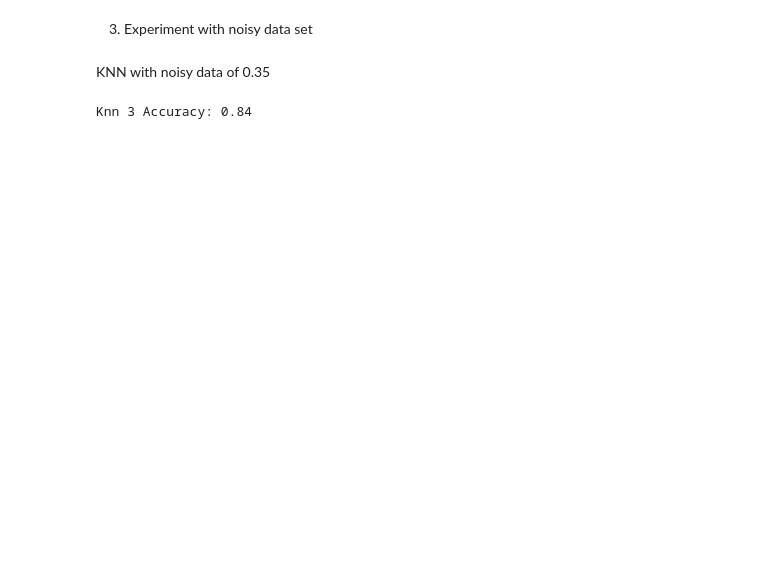
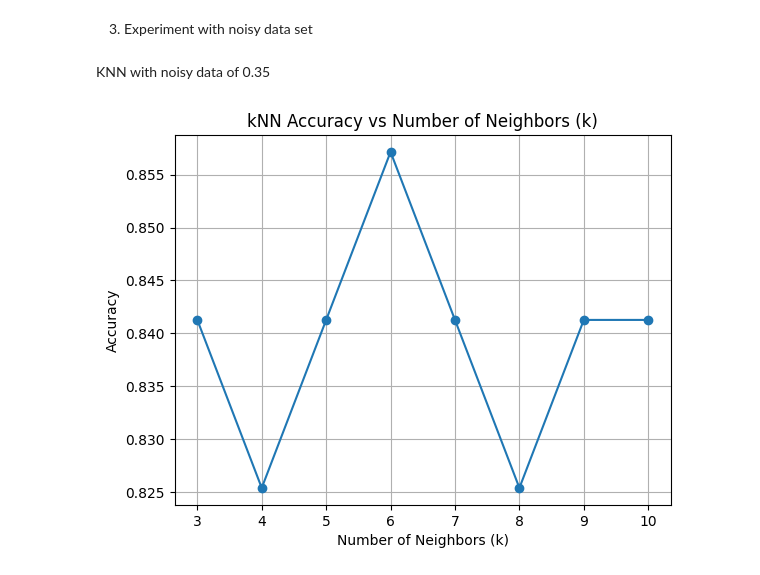
Before and after one commit to rakshyaaa/PerceptronPattern, a Jupyter notebook: homework3.ipynb, the cells around one changed output. Saved outputs shown, nothing was run; the diff lists cells and outputs as text; code cells hidden in the pictures; blank space fills up the shorter version.

```diff
--- a/homework3.ipynb
+++ b/homework3.ipynb
@@ -55,23 +60,31 @@ Knn 3 Accuracy: 0.92
 # %% [markdown]
 KNN with noisy data of 0.35
 # %%
-from sklearn.model_selection import train_test_split
 from sklearn.neighbors import KNeighborsClassifier
 from sklearn.metrics import accuracy_score
 
 #Splitting
 X_train, X_test, y_train, y_test = train_test_split(X2, y2, test_size=0.25, random_state=509)
 
-#Trainning kNN
-k = 3
-knn = KNeighborsClassifier(n_neighbors = k)
-knn.fit(X_train, y_train)
 
-#Making predicitons on the test set
-y_pred = knn.predict(X_test)
+k_values = range(3, 11)
+accuracies = []
 
-# Evaluating the model
-accuracy = accuracy_score(y_test, y_pred)
-print(f"Knn 3 Accuracy: {accuracy:.2f}")
+# Training and evaluating the kNN model for different k values
+for k in k_values:
+    knn = KNeighborsClassifier(n_neighbors=k)
+    knn.fit(X_train, y_train)
+    y_pred = knn.predict(X_test)
+    accuracy = accuracy_score(y_test, y_pred)
+    accuracies.append(accuracy)
+
+# Plotting the results
+plt.figure()
+plt.plot(k_values, accuracies, marker='o')
+plt.title("kNN Accuracy vs Number of Neighbors (k)")
+plt.xlabel("Number of Neighbors (k)")
+plt.ylabel("Accuracy")
+plt.grid(True)
+plt.show()
 # %% [output]
-Knn 3 Accuracy: 0.84
+[figure, added]
```
Also changed, not shown: parts of 4 cells of this notebook, 1 other file.
